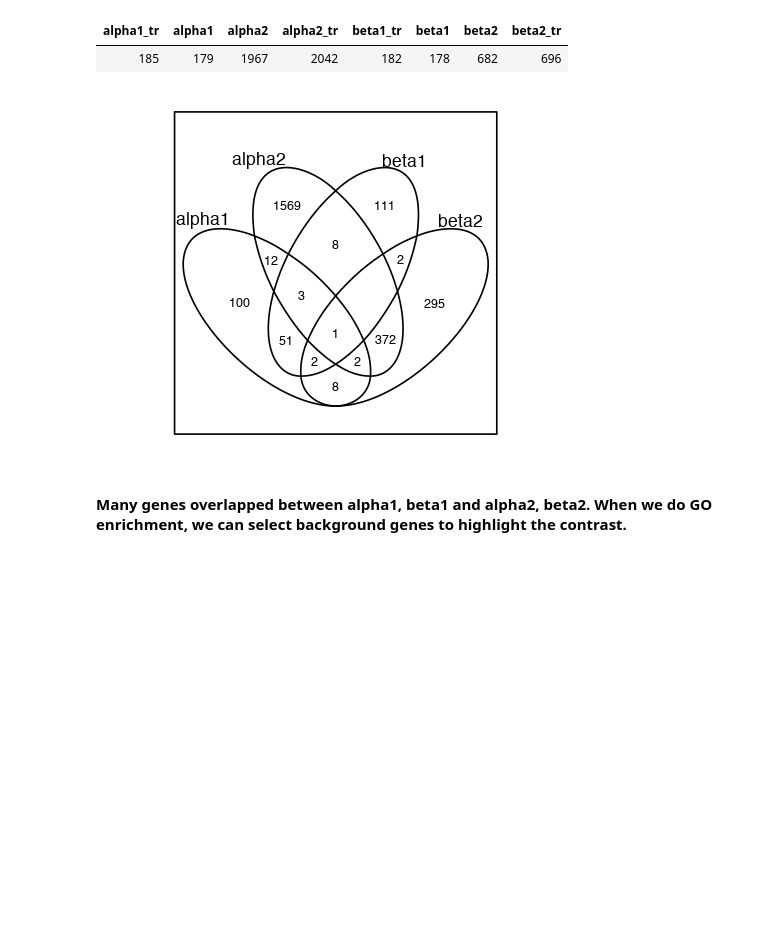
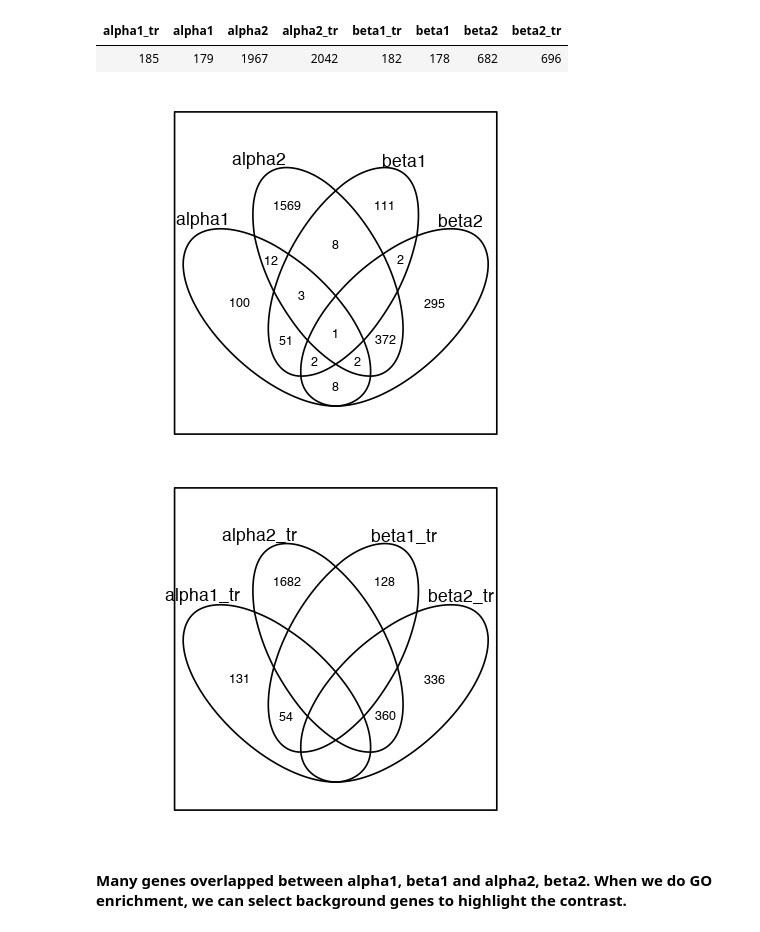
Before and after one commit to biomystery/islet_figs_motifs, a Jupyter notebook: multiple_promoter_transcript_level/Binary_GOenrich-2_limma.ipynb, the cells around one changed output. Drawn from its saved outputs; the diff is of its cells as text; code cells hidden in the pictures; blank space fills up the shorter version.

Commit message:
updated venn

```diff
--- a/multiple_promoter_transcript_level/Binary_GOenrich-2_limma.ipynb
+++ b/multiple_promoter_transcript_level/Binary_GOenrich-2_limma.ipynb
@@ -12,8 +12,10 @@ t(lapply(binary.glist,length))
 | 185 | 179 | 1967 | 2042 | 182 | 178 | 682 | 696 |
 # %%
 venn(binary.glist[c('alpha1','alpha2','beta1','beta2')],ellipse = T)
+venn(binary.glist[c('alpha1_tr','alpha2_tr','beta1_tr','beta2_tr')],ellipse = T)
 # %% [output]
 [figure]
+[figure, added]
 # %% [markdown]
 #### Many genes overlapped between alpha1, beta1 and alpha2, beta2. When we do GO enrichment, we can select background genes to highlight the contrast.
 # %% [markdown]
```
Also changed, not shown: 1 other file.
